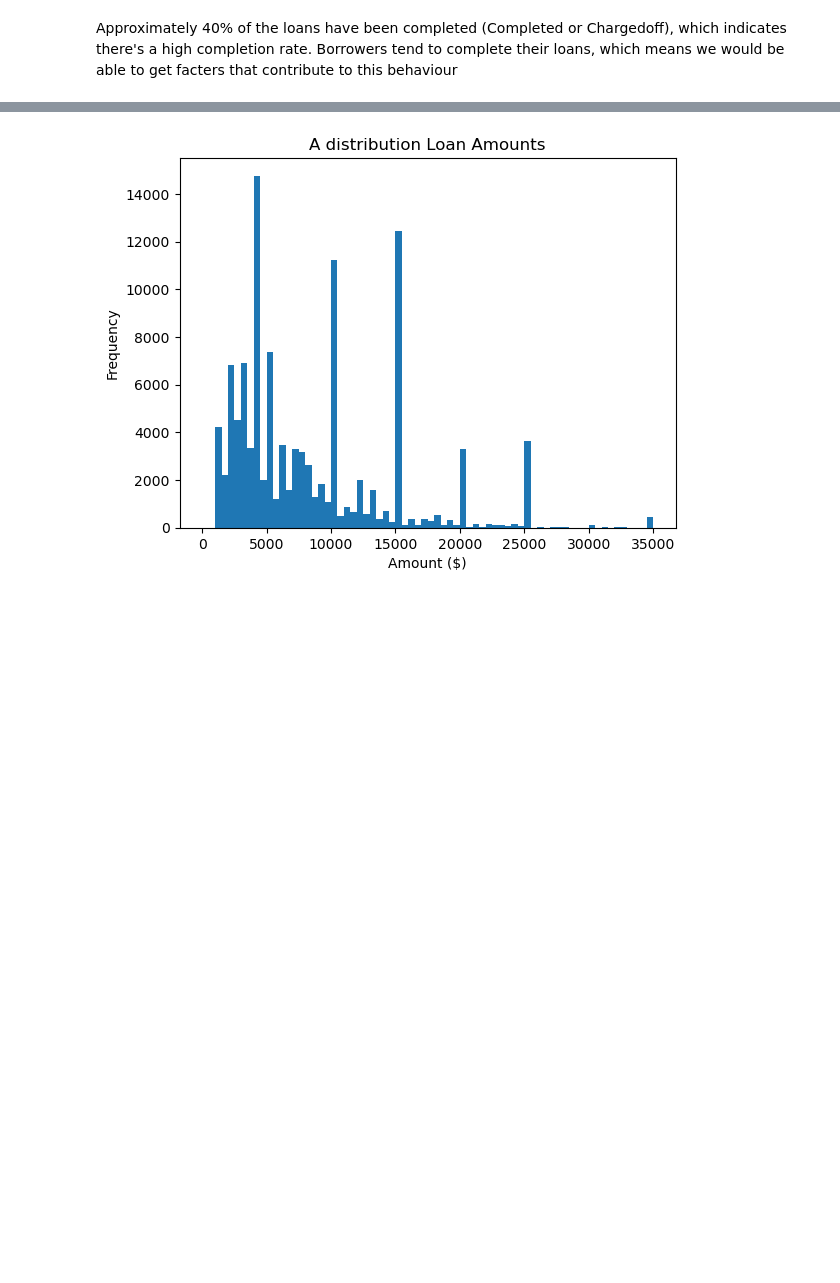
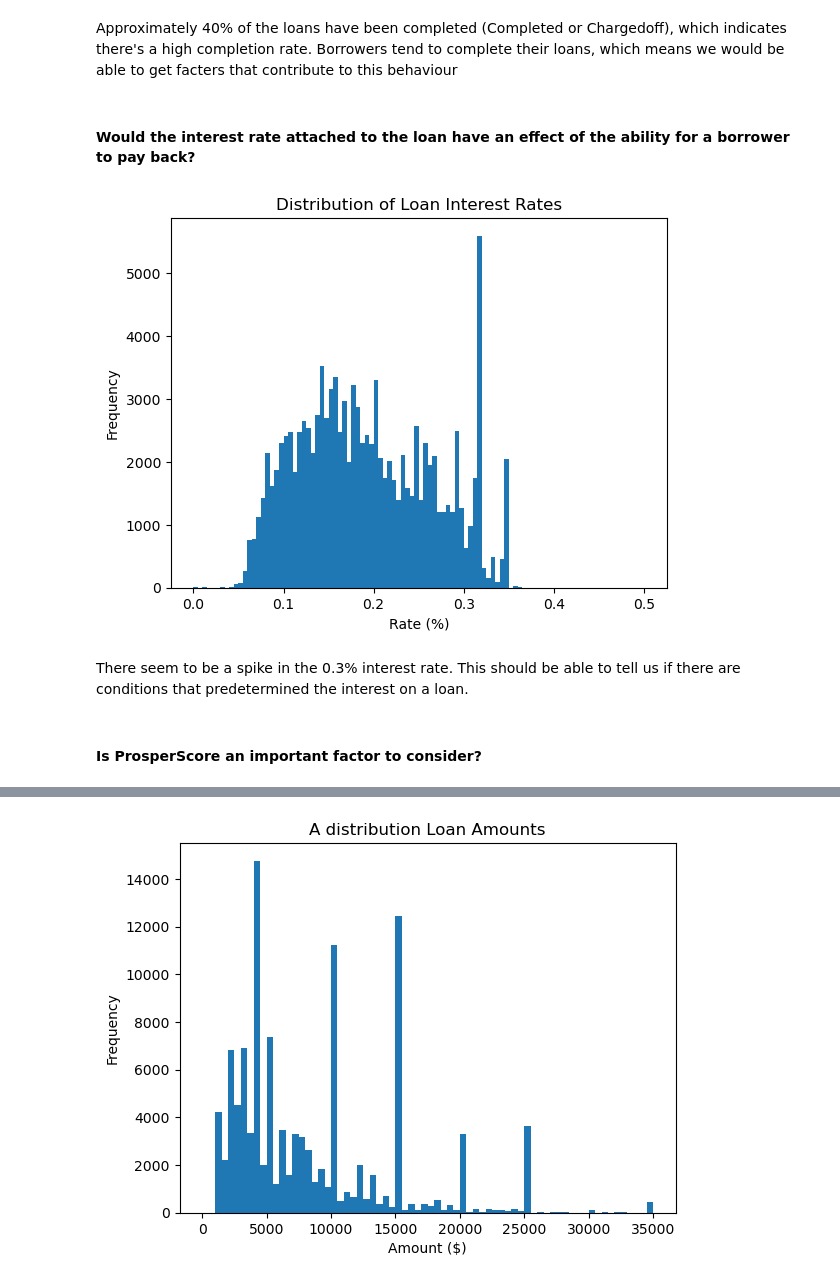
Before and after one commit to ismailomodara/prosper-loan-analysis, a Jupyter notebook: Prosper_Loans_Data_Part1.ipynb, the cells around one changed output, grey strips where cells are left out. Cells and saved outputs as stored; diff of their text form; code cells hidden in the pictures; blank space fills up the shorter version.

```diff
--- a/Prosper_Loans_Data_Part1.ipynb
+++ b/Prosper_Loans_Data_Part1.ipynb
@@ -308,3 +310,13 @@ plt.xticks(tick_props * loans_clean.shape[0], tick_names);
 [figure]
 # %% [markdown]
 Approximately 40% of the loans have been completed (Completed or Chargedoff), which indicates there's a high completion rate. Borrowers tend to complete their loans, which means we would be able to get facters that contribute to this behaviour
+# %% [markdown]
+#### Would the interest rate attached to the loan have an effect of the ability for a borrower to pay back?
+# %%
+plot_hist("BorrowerRate", 0.005, "Distribution of Loan Interest Rates", "Rate (%)", "Frequency")
+# %% [output]
+[figure, added]
+# %% [markdown]
+There seem to be a spike in the 0.3% interest rate. This should be able to tell us if there are conditions that predetermined the interest on a loan.
+# %% [markdown]
+#### Is ProsperScore an important factor to consider?
```
Also changed, not shown: parts of 23 cells of this notebook, 2 other files.
